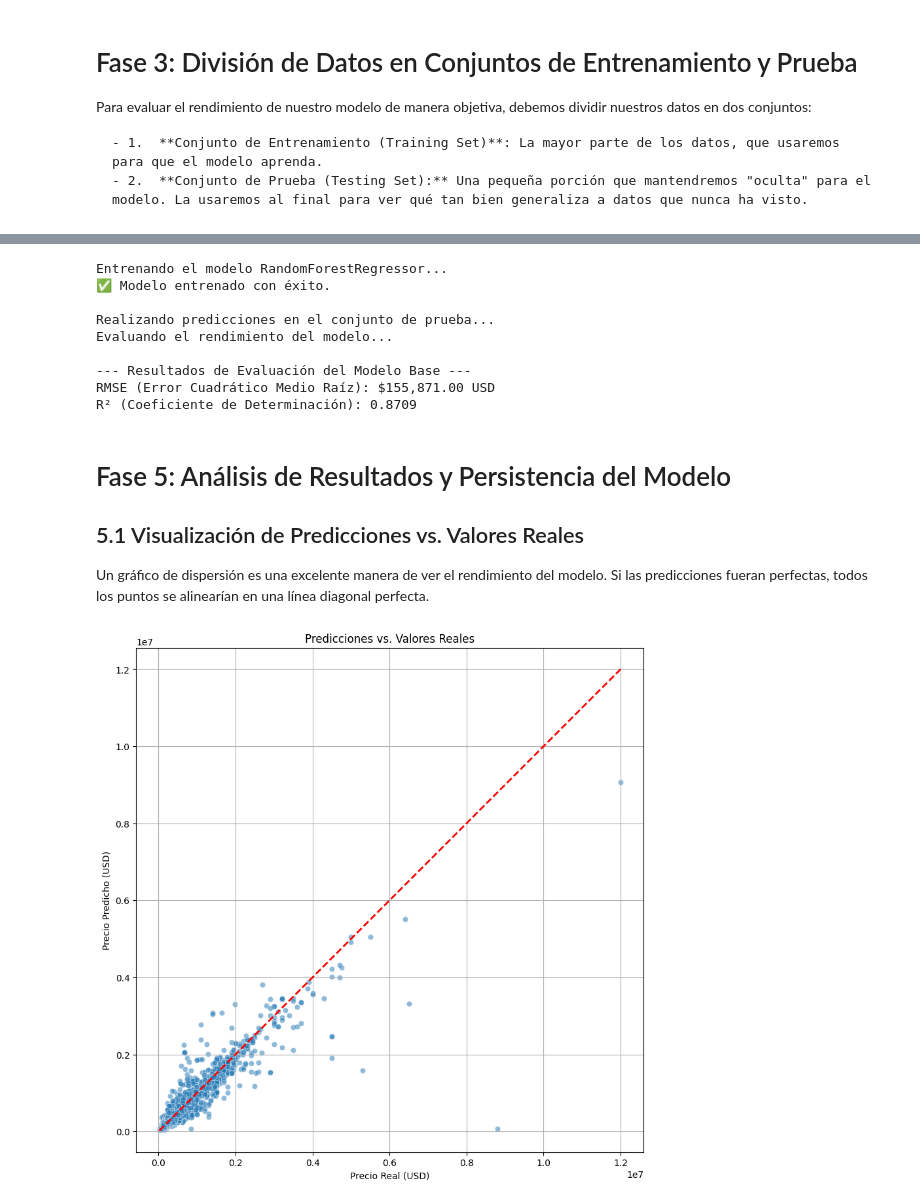
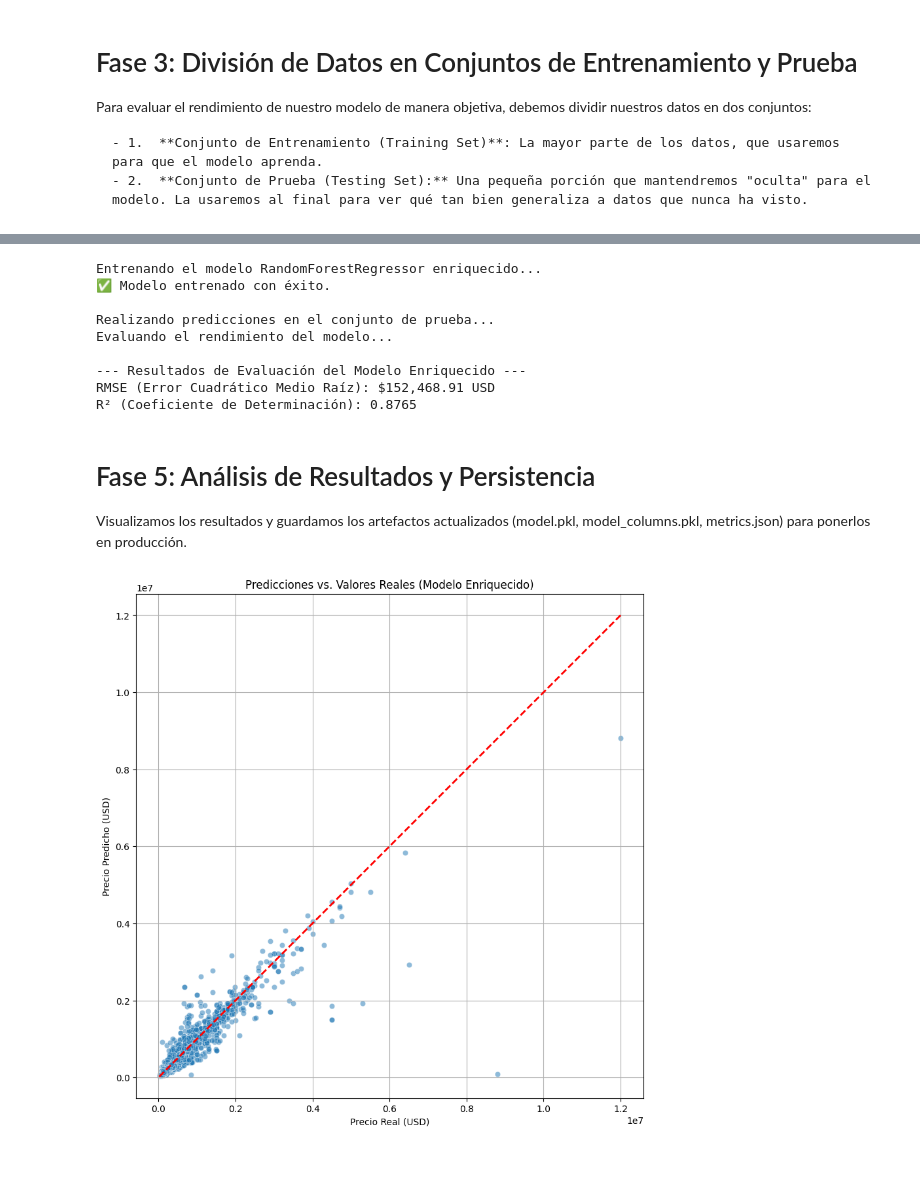
Before and after one commit to joacoszn/precios-inmobiliarios-caba, a Jupyter notebook: notebooks/entrenamiento_modelo.ipynb, the cells around one changed output, grey strips where cells are left out. Saved outputs shown, nothing was run; the diff lists cells and outputs as text; code cells hidden in the pictures; blank space fills up the shorter version.

Commit message:
feat: implementacion de NLP para extraer features desde la columna description y enriquecer el modelo principal + varios

```diff
--- a/notebooks/entrenamiento_modelo.ipynb
+++ b/notebooks/entrenamiento_modelo.ipynb
@@ -174,62 +191,48 @@ Tamaño del objetivo de prueba (y_test): (10050,)
 # %%
-from sklearn.ensemble import RandomForestRegressor
-from sklearn.metrics import mean_squared_error, r2_score
-import numpy as np
-
 if 'X_train' in locals():
-    # 1. Inicializar y entrenar el modelo
-    print("Entrenando el modelo RandomForestRegressor...")
-    # n_jobs=-1 utiliza todos los procesadores disponibles para acelerar el entrenamiento
-    modelo_base = RandomForestRegressor(n_estimators=100, random_state=42, n_jobs=-1)
-    modelo_base.fit(X_train, y_train)
+    print("Entrenando el modelo RandomForestRegressor enriquecido...")
+    modelo_enriquecido = RandomForestRegressor(n_estimators=100, random_state=42, n_jobs=-1)
+    modelo_enriquecido.fit(X_train, y_train)
     print("✅ Modelo entrenado con éxito.")
 
-    # 2. Realizar predicciones en el conjunto de prueba
     print("\nRealizando predicciones en el conjunto de prueba...")
-    y_pred = modelo_base.predict(X_test)
+    y_pred = modelo_enriquecido.predict(X_test)
 
-    # 3. Evaluar el rendimiento del modelo
     print("Evaluando el rendimiento del modelo...")
     rmse = np.sqrt(mean_squared_error(y_test, y_pred))
     r2 = r2_score(y_test, y_pred)
 
-    print(f"\n--- Resultados de Evaluación del Modelo Base ---")
+    print(f"\n--- Resultados de Evaluación del Modelo Enriquecido ---")
     print(f"RMSE (Error Cuadrático Medio Raíz): ${rmse:,.2f} USD")
     print(f"R² (Coeficiente de Determinación): {r2:.4f}")
 # %% [output]
-Entrenando el modelo RandomForestRegressor...
+Entrenando el modelo RandomForestRegressor enriquecido...
 ✅ Modelo entrenado con éxito.
 
 Realizando predicciones en el conjunto de prueba...
 Evaluando el rendimiento del modelo...
 
---- Resultados de Evaluación del Modelo Base ---
-RMSE (Error Cuadrático Medio Raíz): $155,871.00 USD
-R² (Coeficiente de Determinación): 0.8709
+--- Resultados de Evaluación del Modelo Enriquecido ---
+RMSE (Error Cuadrático Medio Raíz): $152,468.91 USD
+R² (Coeficiente de Determinación): 0.8765
 # %% [markdown]
-# Fase 5: Análisis de Resultados y Persistencia del Modelo
+# Fase 5: Análisis de Resultados y Persistencia
 
-## 5.1 Visualización de Predicciones vs. Valores Reales
-
-Un gráfico de dispersión es una excelente manera de ver el rendimiento del modelo. Si las predicciones fueran perfectas, todos los puntos se alinearían en una línea diagonal perfecta.
+Visualizamos los resultados y guardamos los artefactos actualizados (model.pkl, model_columns.pkl, metrics.json) para ponerlos en producción.
 # %%
-import matplotlib.pyplot as plt
-import seaborn as sns
-
 if 'y_test' in locals() and 'y_pred' in locals():
     plt.figure(figsize=(10, 10))
     sns.scatterplot(x=y_test, y=y_pred, alpha=0.5)
 
-    # Línea de referencia para una prediccionn perfecta (y=x)
     max_val = max(y_test.max(), y_pred.max())
     min_val = min(y_test.min(), y_pred.min())
     plt.plot([min_val, max_val], [min_val, max_val], color='red', linestyle='--', lw=2)
 
-    plt.title('Predicciones vs. Valores Reales')
+    plt.title('Predicciones vs. Valores Reales (Modelo Enriquecido)')
     plt.xlabel('Precio Real (USD)')
     plt.ylabel('Precio Predicho (USD)')
-    plt.axis('equal') # Asegura que la escala de los ejes sea la misma
+    plt.axis('equal')
     plt.grid(True)
     plt.show()
 # %% [output]
-[figure, old version]
+[figure, new version]
```
Also changed, not shown: parts of 10 cells of this notebook, 10 other files.
